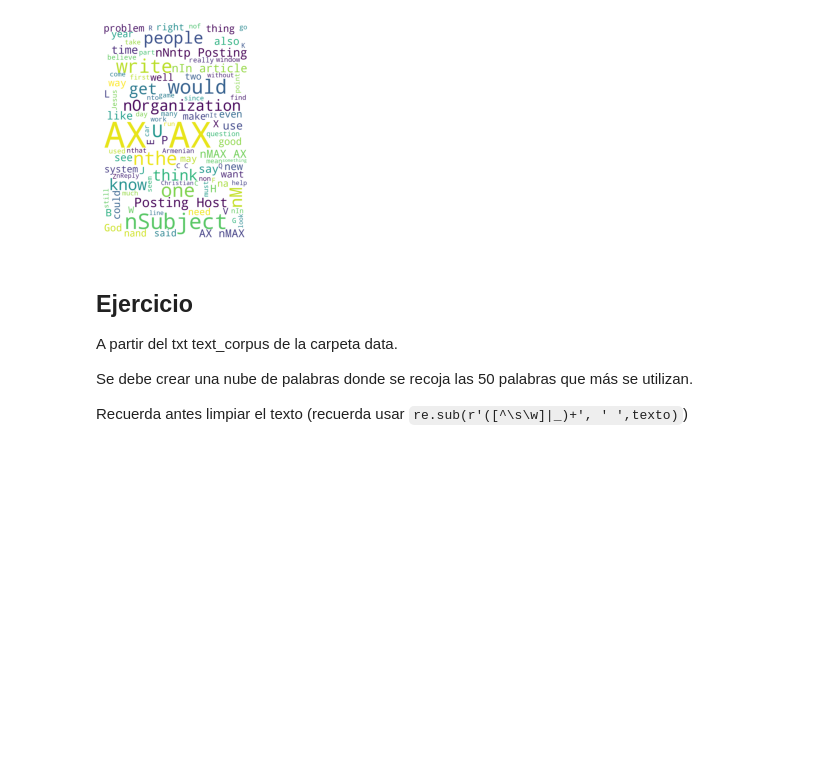
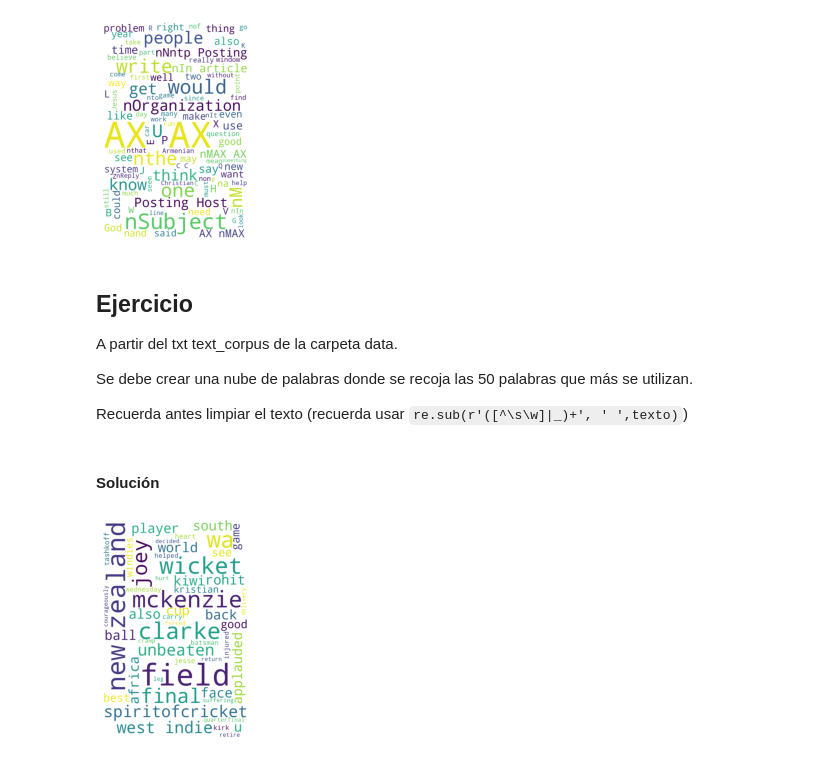
Before and after one commit to felixballestergoytia/Bootcamp_Sep2022, a Jupyter notebook: NLP/nlp.ipynb, the cells around one changed output. Cells and saved outputs as stored; diff of their text form; code cells hidden in the pictures; blank space fills up the shorter version.

````diff
--- a/NLP/nlp.ipynb
+++ b/NLP/nlp.ipynb
@@ -950,3 +950,25 @@ Se debe crear una nube de palabras donde se recoja las 50 palabras que más se u
 
 Recuerda antes limpiar el texto
 (recuerda usar ```re.sub(r'([^\s\w]|_)+', ' ',texto)```)
+# %% [markdown]
+#### Solución
+# %%
+fichero = open('./data/text_corpus.txt', 'r',encoding='utf-8').read()
+# %%
+def lemmatizar_limpiar(texto):
+    lemmatizador = WordNetLemmatizer()
+    Lista = [lemmatizador.lemmatize(palabra.lower()) \
+                                 for palabra in word_tokenize(re.sub(r'([^\s\w]|_)+', ' ', texto))]
+    return Lista
+# %%
+texto_limpio = ' '.join(lemmatizar_limpiar(fichero))
+wordcloud = WordCloud(width = 800, height = 1200,
+                background_color ='white',
+                max_words=50,
+                stopwords = stop,
+                min_font_size = 10).generate(texto_limpio)
+plt.imshow(wordcloud)
+plt.axis("off")
+plt.show()
+# %% [output]
+[figure, added]
````
